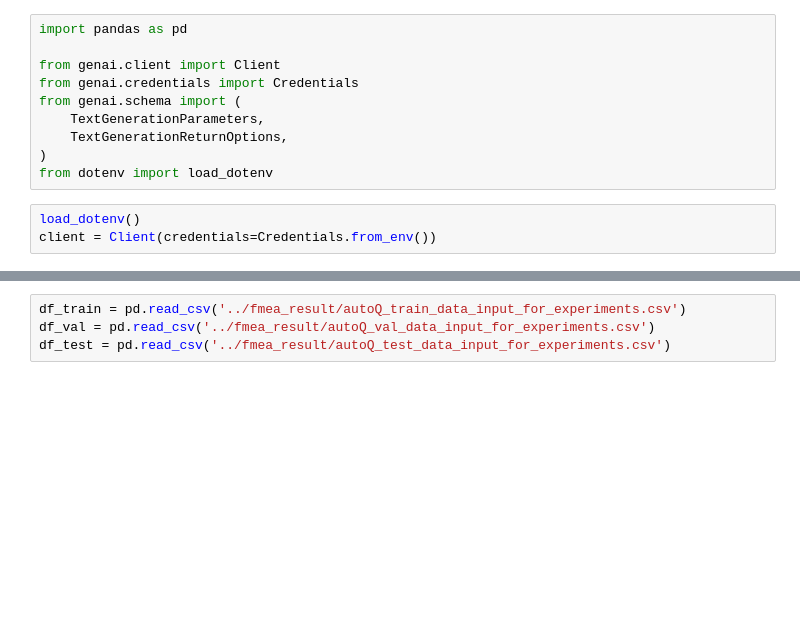
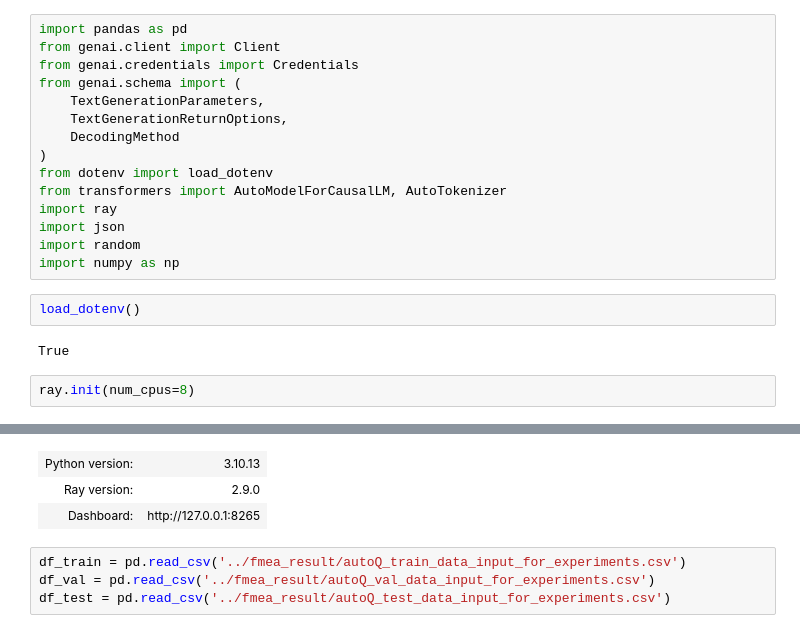
Before and after one commit to chrisconstant/Auto-Q, a Jupyter notebook: fmea_recommender/analysis.ipynb, the cells around one changed output, grey strips where cells are left out. Cells and saved outputs as stored; diff of their text form; blank space fills up the shorter version.

```diff
--- a/fmea_recommender/analysis.ipynb
+++ b/fmea_recommender/analysis.ipynb
@@ -1,13 +1,22 @@
 # %%
 import pandas as pd
-
 from genai.client import Client
 from genai.credentials import Credentials
 from genai.schema import (
     TextGenerationParameters,
     TextGenerationReturnOptions,
+    DecodingMethod
 )
 from dotenv import load_dotenv
+from transformers import AutoModelForCausalLM, AutoTokenizer
+import ray
+import json
+import random
+import numpy as np
 # %%
 load_dotenv()
-client = Client(credentials=Credentials.from_env())
+# %% [output]
+True
+# %%
+ray.init(num_cpus=8)
+# %% [output]
@@ -14,3 +24,6 @@ client = Client(credentials=Credentials.from_env())
+| Python version: | 3.10.13 |
+| Ray version: | 2.9.0 |
+| Dashboard: | http://127.0.0.1:8265 |
 # %%
 df_train = pd.read_csv('../fmea_result/autoQ_train_data_input_for_experiments.csv')
 df_val = pd.read_csv('../fmea_result/autoQ_val_data_input_for_experiments.csv')
```
Also changed, not shown: parts of 13 cells of this notebook, 9 other files.
